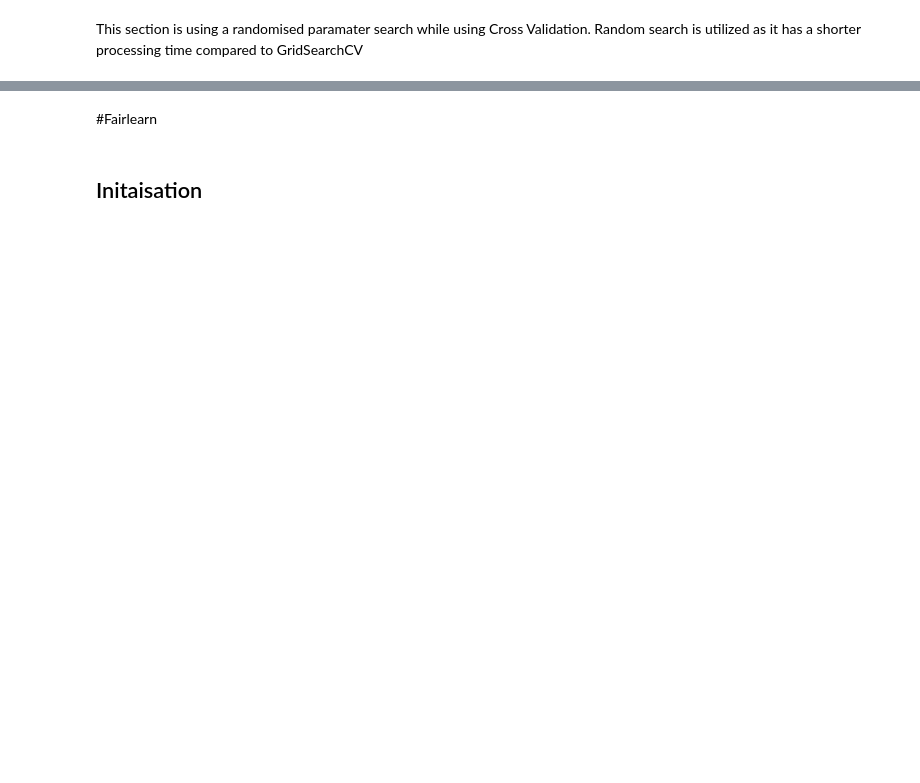
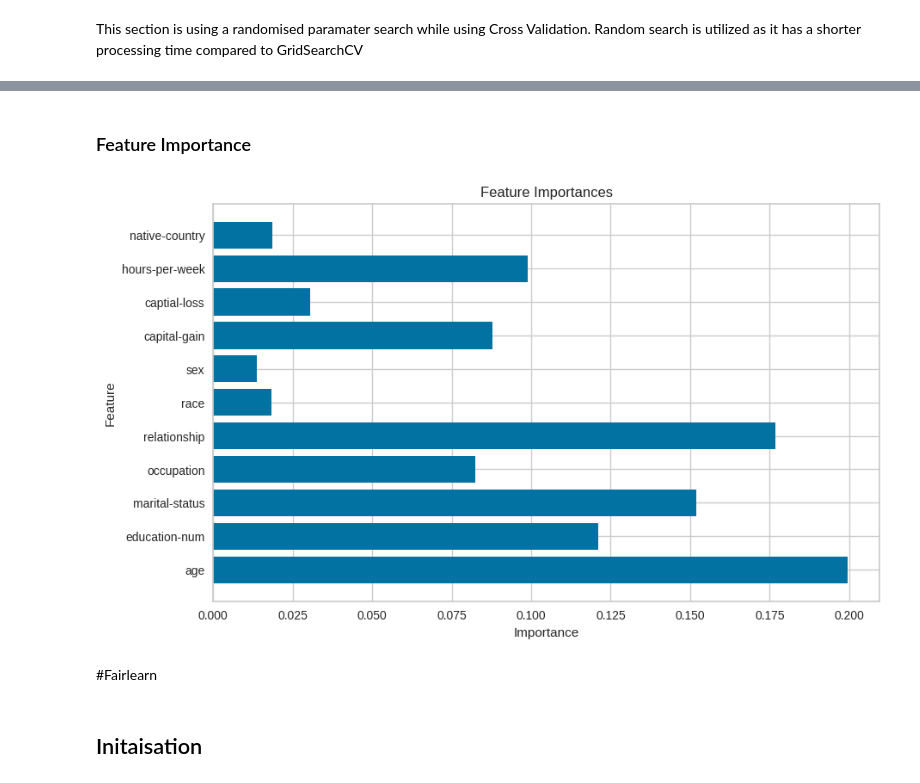
Before and after one commit to AshAninze/Uni-Projects, a Jupyter notebook: Bias_Detection.ipynb, the cells around one changed output, grey strips where cells are left out. Cells and saved outputs as stored; diff of their text form; code cells hidden in the pictures; blank space fills up the shorter version.

```diff
--- a/Bias_Detection.ipynb
+++ b/Bias_Detection.ipynb
@@ -220,7 +233,7 @@ df = pd.concat([X_train_df, y_train_df], axis=1)
 # RFM for the dataset
 
 #defining the RFM model -  specifying the number of trees in the RM (100)
-clf_rf = RandomForestClassifier(n_estimators=100)
+clf_rf = RandomForestClassifier(n_estimators=200)
 clf_rf.fit(X_train, y_train)
 y_pred = clf_rf.predict(X_test)
 rf_acc = accuracy_score(y_test, y_pred)
@@ -315,3 +343,18 @@ print(format_classification_report(report))
+# %% [markdown]
+### Feature Importance
+# %%
+importances = clf_rf.feature_importances_
+# %%
+featureIm = pd.DataFrame({'Feature': X.columns, 'Importance': importances})
+# %%
+plt.figure(figsize=(10, 6))
+plt.barh(featureIm['Feature'], featureIm['Importance'])
+plt.xlabel('Importance')
+plt.ylabel('Feature')
+plt.title('Feature Importances')
+plt.show()
+# %% [output]
+[figure, added]
 # %% [markdown]
 #Fairlearn
 # %% [markdown]
```
Also changed, not shown: parts of 39 cells of this notebook.
